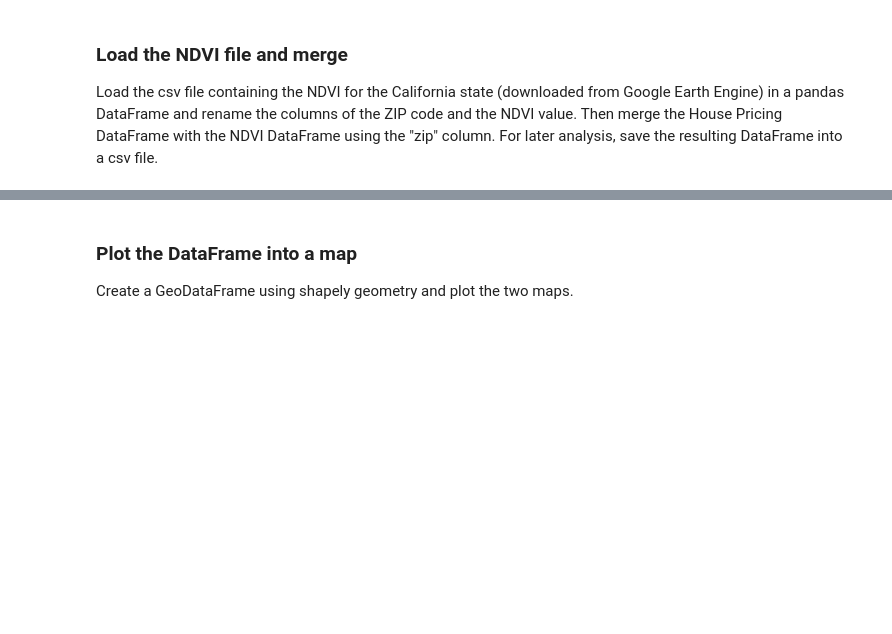
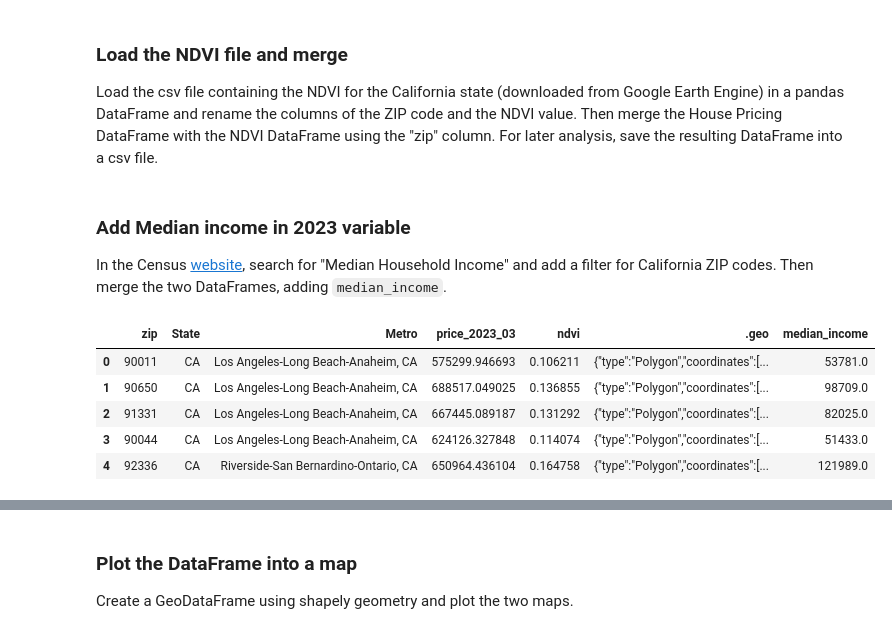
Before and after one commit to andreleo02/geospatial-analysis-project, a Jupyter notebook: analysis.ipynb, the cells around one changed output, grey strips where cells are left out. Drawn from its saved outputs; the diff is of its cells as text; code cells hidden in the pictures; blank space fills up the shorter version.

```diff
--- a/analysis.ipynb
+++ b/analysis.ipynb
@@ -47,0 +55,40 @@ merged.to_csv("data/zillow_ndvi_merged.csv", index=False)
+# %% [markdown]
+### Add Median income in 2023 variable
+In the Census [website](https://data.census.gov/), search for "Median Household Income" and add a filter for California ZIP codes. Then merge the two DataFrames, adding `median_income`.
+# %%
+# Download from https://data.census.gov/
+acs_df = pd.read_csv("data/ACSST5Y2023.S1901-Data.csv")
+
+# Extract ZIP code from NAME field
+acs_df['zip'] = acs_df['NAME'].str.extract(r'ZCTA5 (\d{5})')
+
+# Rename median income column
+acs_df = acs_df.rename(columns={'S1901_C01_012E': 'median_income'})
+
+# Keep only needed columns and drop rows with missing or invalid income
+income_df = acs_df[['zip', 'median_income']].copy()
+income_df = income_df[income_df['median_income'].str.replace(",", "").str.isnumeric()]
+income_df['median_income'] = income_df['median_income'].str.replace(",", "").astype(float)
+
+# Extract ZIP codes from merged_df (which are only from LA area)
+la_zip_codes = merged_df['zip'].astype(str).str.zfill(5).unique()
+
+# Filter income_df to keep only LA ZIPs
+income_filtered_df = income_df[income_df['zip'].isin(la_zip_codes)].copy()
+
+# Merge into merged_df
+merged_df['zip'] = merged_df['zip'].astype(str).str.zfill(5)
+merged_df = merged_df.merge(income_filtered_df, on='zip', how='left')
+
+# Drop rows without median income (if any)
+merged_df = merged_df.dropna(subset=['median_income'])
+
+# Preview final merged result
+merged_df.head()
+# %% [output]
+|  | zip | State | Metro | price_2023_03 | ndvi | .geo | median_income |
+| 0 | 90011 | CA | Los Angeles-Long Beach-Anaheim, CA | 575299.946693 | 0.106211 | {"type":"Polygon","coordinates":[... | 53781.0 |
+| 1 | 90650 | CA | Los Angeles-Long Beach-Anaheim, CA | 688517.049025 | 0.136855 | {"type":"Polygon","coordinates":[... | 98709.0 |
+| 2 | 91331 | CA | Los Angeles-Long Beach-Anaheim, CA | 667445.089187 | 0.131292 | {"type":"Polygon","coordinates":[... | 82025.0 |
+| 3 | 90044 | CA | Los Angeles-Long Beach-Anaheim, CA | 624126.327848 | 0.114074 | {"type":"Polygon","coordinates":[... | 51433.0 |
+| 4 | 92336 | CA | Riverside-San Bernardino-Ontario, CA | 650964.436104 | 0.164758 | {"type":"Polygon","coordinates":[... | 121989.0 |
```
Also changed, not shown: parts of 28 cells of this notebook, 1 other file.
